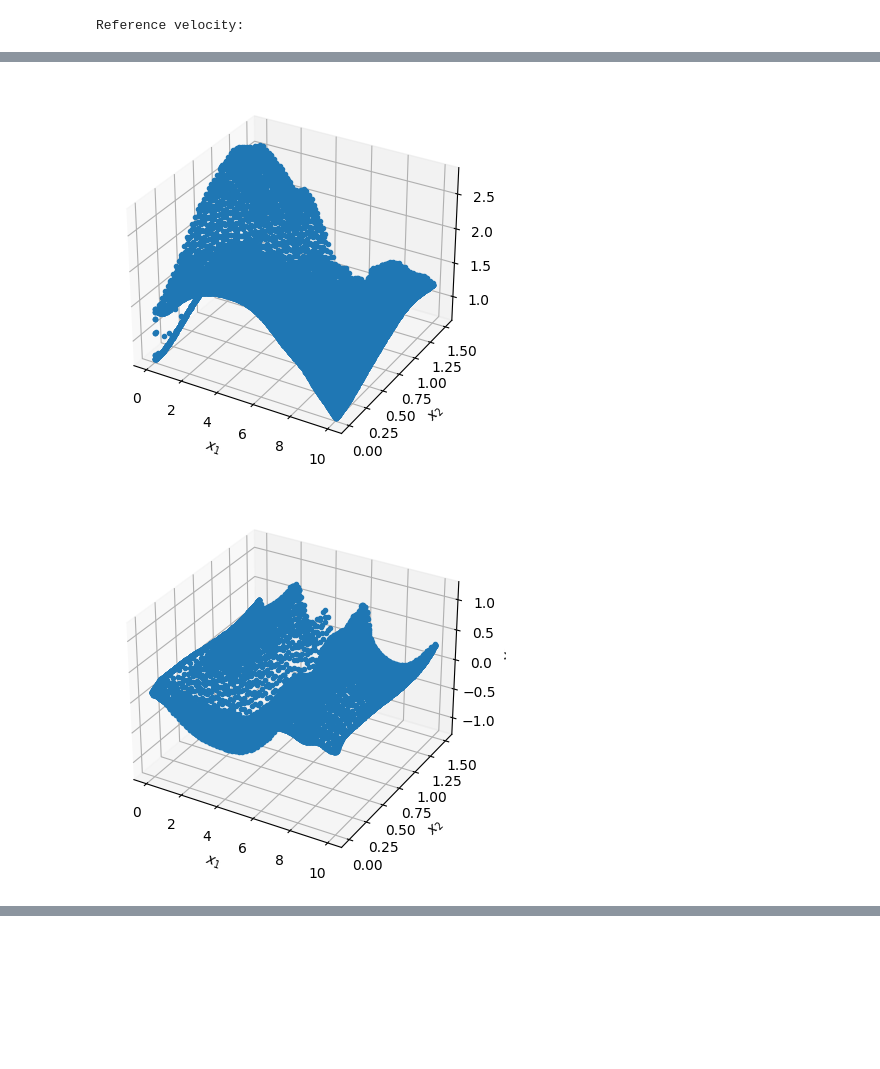
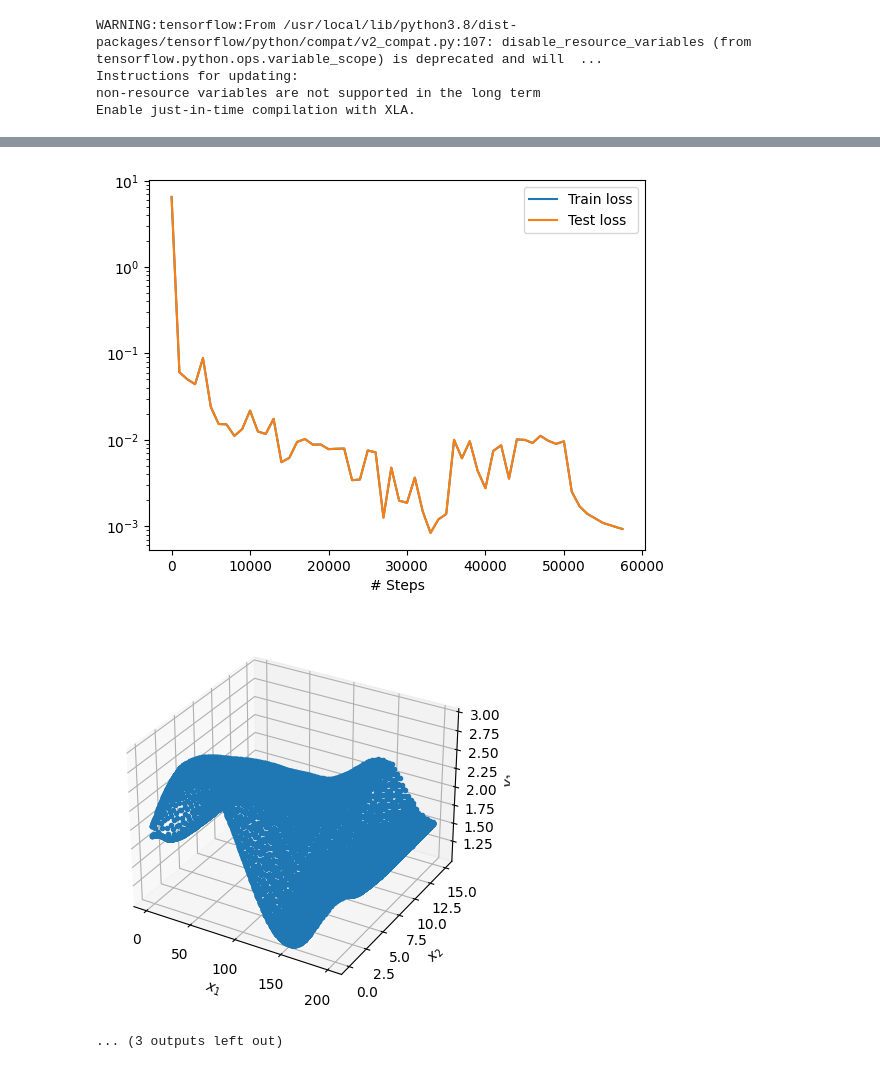
Before and after one commit to schrodingersket/uccs-coursework, a Jupyter notebook: 2023/spring/MATH6680_ScientificComputationII/ProjectReport/src/homogeneous_swe.ipynb, the cells around one changed output, grey strips where cells are left out. Drawn from its saved outputs; the diff is of its cells as text; code cells hidden in the pictures; blank space fills up the shorter version.

Commit message:
MATH6680/ProjectReport: Updated Jupyter notebook and reference SWE solution in `pinn.py` so that neither requires data to be loaded.

```diff
--- a/2023/spring/MATH6680_ScientificComputationII/ProjectReport/src/homogeneous_swe.ipynb
+++ b/2023/spring/MATH6680_ScientificComputationII/ProjectReport/src/homogeneous_swe.ipynb
@@ -16,15 +23,6 @@ import numpy as np
 
 from pinn import swe_1d
 from csv_utils import load_data, plot_point_cloud, PhysicalQuantity
-
-# Plot reference pseudospectral solution
-#
-print('Reference wave height:')
-plot_point_cloud(load_data(sample_size=50000), quantity=PhysicalQuantity.HEIGHT)
-print('Reference velocity:')
-plot_point_cloud(load_data(sample_size=50000), quantity=PhysicalQuantity.VELOCITY)
-print('Reference bathymetry:')
-plot_point_cloud(load_data(sample_size=50000), quantity=PhysicalQuantity.BATHYMETRY)
 
 # Set random seed to 0 to allow for reproducable randomness in results
 #
@@ -37,34 +35,12 @@ dde.config.set_default_float('float32')
 
 # Generate domain
 #
-x_min, x_max = (0, 10)
-t_min, t_max = (0, 1.5)
+x_min, x_max = (0, 200)
+t_min, t_max = (0, 15)
 
 geom = dde.geometry.Interval(x_min, x_max)
 timedomain = dde.geometry.TimeDomain(t_min, t_max)
 geomtime = dde.geometry.GeometryXTime(geom, timedomain)
-
-# Domain boundary functions
-#
-def boundary_l(x, on_boundary):
-    return on_boundary and np.isclose(x[0], x_min)
-
-
-def boundary_r(x, on_boundary):
-    return on_boundary and np.isclose(x[0], x_max)
-
-# Point-set boundary condition for physical quantities of interest. In a real-world application, this might
-# correspond to measured data at specific collocation points.
-#
-all_measured_data = load_data()
-observed_measurement_data = load_data(100)  # Load 100 random "measurements"
-
-bc_h_obs = dde.icbc.PointSetBC(observed_measurement_data[:, 0:2], observed_measurement_data[:, 2:3], component=0)
-bc_v_obs = dde.icbc.PointSetBC(observed_measurement_data[:, 0:2], observed_measurement_data[:, 3:4], component=1)
-
-print(all_measured_data[0, 4:5])
-bc_alpha_obs = dde.icbc.PointSetBC(observed_measurement_data[:, 0:2], observed_measurement_data[:, 4:5], component=2)
-# bc_alpha_obs = dde.icbc.DirichletBC(geomtime, lambda x: all_measured_data[0, 4:5], lambda _, on_boundary: on_boundary, component=2)
 
 # Periodic boundary conditions for height and velocity, respectively
 #
@@ -80,7 +56,7 @@ bc_v_x = dde.icbc.PeriodicBC(geomtime, 0, lambda _, on_boundary: on_boundary, co
 #
 ic_h = dde.icbc.IC(
     geomtime,
-    lambda omega: 1 + np.sin(omega[:, 0:1] * np.pi / 10),
+    lambda x: 2 + np.sin(x[:, 0:1] * np.pi / 100),
     lambda _, on_initial: on_initial,
     component=0,
 )
@@ -89,23 +65,26 @@ ic_h = dde.icbc.IC(
 #
 ic_v = dde.icbc.IC(
     geomtime,
-    lambda omega: omega[:, 0:1] * 0,
+    lambda x: 0,
     lambda _, on_initial: on_initial,
     component=1,
 )
 
-# Solve system with specified BCs and ICs
+# Solve system
 #
-swe_1d(geomtime, [
-    ic_h,
-    ic_v
-], [
-    bc_h,
-    bc_v,
-    bc_h_x,
-    bc_v_x,
-    bc_h_obs,
-    bc_v_obs,
-    bc_alpha_obs,
-], samples=load_data(500), iterations=50000)
+swe_1d(
+    geomtime,
+    [
+        ic_h,
+        ic_v
+    ],
+    [
+        bc_h,
+        bc_v,
+        bc_h_x,
+        bc_v_x,
+    ],
+    iterations=50000,
+    horizontal=True,
+)
 # %% [output]
@@ -114 +96,4 @@ Reference wave height:
-Reference velocity:
+WARNING:tensorflow:From /usr/local/lib/python3.8/dist-packages/tensorflow/python/compat/v2_compat.py:107: disable_resource_variables (from tensorflow.python.ops.variable_scope) is deprecated and will  ...
+Instructions for updating:
+non-resource variables are not supported in the long term
+Enable just-in-time compilation with XLA.
@@ -147,2 +120,0 @@ Saving test data to /tf/swe/test.dat ...
-[figure, removed]
-[figure, removed]
@@ -149,0 +172,3 @@ Saving test data to /tf/swe/test.dat ...
+[figure, new version]
+[figure, new version]
+... (3 outputs left out)
```
Also changed, not shown: parts of 2 cells of this notebook, 10 other files.
